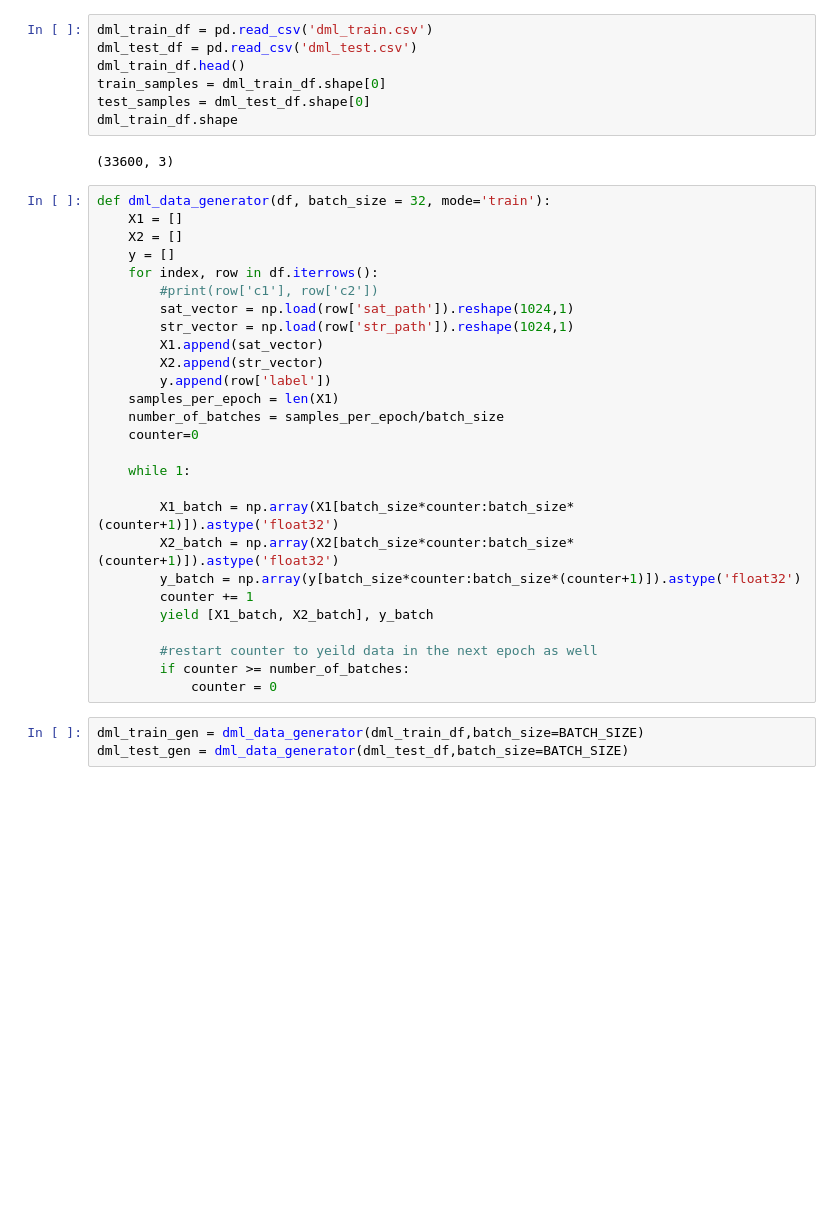
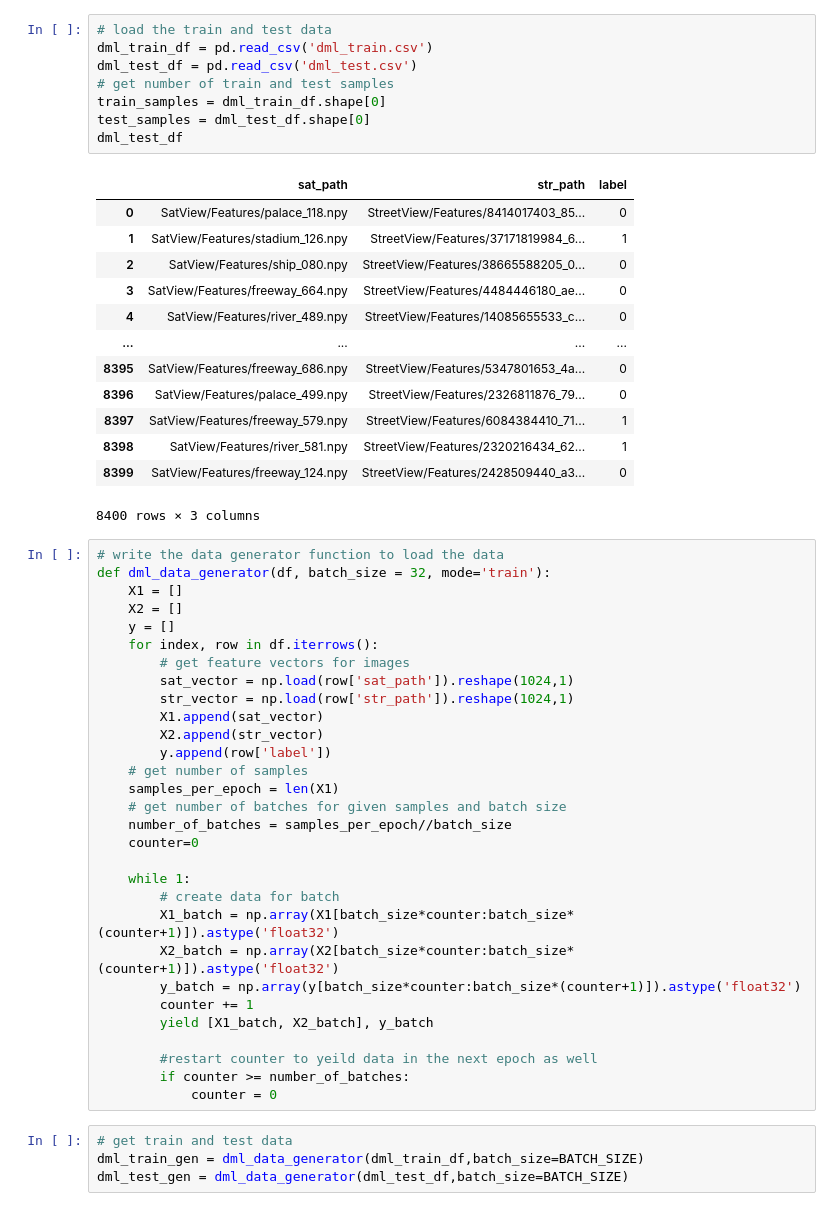
Before and after one commit to SeeratKamalCh/CVIR_model, a Jupyter notebook: CVIR_model.ipynb, the cells around one changed output. Cells and saved outputs as stored; diff of their text form; blank space fills up the shorter version.

Commit message:
CVIR code with image retreival for search queries

```diff
--- a/CVIR_model.ipynb
+++ b/CVIR_model.ipynb
@@ -90,30 +100,46 @@ ________________________________________________________________________________
 # %%
+# load the train and test data
 dml_train_df = pd.read_csv('dml_train.csv')
 dml_test_df = pd.read_csv('dml_test.csv')
-dml_train_df.head()
+# get number of train and test samples
 train_samples = dml_train_df.shape[0]
 test_samples = dml_test_df.shape[0]
-dml_train_df.shape
+dml_test_df
 # %% [output]
+|  | sat_path | str_path | label |
+| 0 | SatView/Features/palace_118.npy | StreetView/Features/8414017403_85... | 0 |
+| 1 | SatView/Features/stadium_126.npy | StreetView/Features/37171819984_6... | 1 |
+| 2 | SatView/Features/ship_080.npy | StreetView/Features/38665588205_0... | 0 |
+| 3 | SatView/Features/freeway_664.npy | StreetView/Features/4484446180_ae... | 0 |
+| 4 | SatView/Features/river_489.npy | StreetView/Features/14085655533_c... | 0 |
+| ... | ... | ... | ... |
+| 8395 | SatView/Features/freeway_686.npy | StreetView/Features/5347801653_4a... | 0 |
+| 8396 | SatView/Features/palace_499.npy | StreetView/Features/2326811876_79... | 0 |
+| 8397 | SatView/Features/freeway_579.npy | StreetView/Features/6084384410_71... | 1 |
+| 8398 | SatView/Features/river_581.npy | StreetView/Features/2320216434_62... | 1 |
+| 8399 | SatView/Features/freeway_124.npy | StreetView/Features/2428509440_a3... | 0 |
-(33600, 3)
+8400 rows × 3 columns
 # %%
+# write the data generator function to load the data
 def dml_data_generator(df, batch_size = 32, mode='train'):
     X1 = []
     X2 = []
     y = []
     for index, row in df.iterrows():
-        #print(row['c1'], row['c2'])
+        # get feature vectors for images
         sat_vector = np.load(row['sat_path']).reshape(1024,1)
         str_vector = np.load(row['str_path']).reshape(1024,1)
         X1.append(sat_vector)
         X2.append(str_vector)
         y.append(row['label'])
+    # get number of samples
     samples_per_epoch = len(X1)
-    number_of_batches = samples_per_epoch/batch_size
+    # get number of batches for given samples and batch size
+    number_of_batches = samples_per_epoch//batch_size
     counter=0
 
     while 1:
-
+        # create data for batch
         X1_batch = np.array(X1[batch_size*counter:batch_size*(counter+1)]).astype('float32')
         X2_batch = np.array(X2[batch_size*counter:batch_size*(counter+1)]).astype('float32')
         y_batch = np.array(y[batch_size*counter:batch_size*(counter+1)]).astype('float32')
@@ -124,6 +150,7 @@ def dml_data_generator(df, batch_size = 32, mode='train'):
         if counter >= number_of_batches:
             counter = 0
 # %%
+# get train and test data
 dml_train_gen = dml_data_generator(dml_train_df,batch_size=BATCH_SIZE)
 dml_test_gen = dml_data_generator(dml_test_df,batch_size=BATCH_SIZE)
 # %%
```
Also changed, not shown: parts of 17 cells of this notebook.
